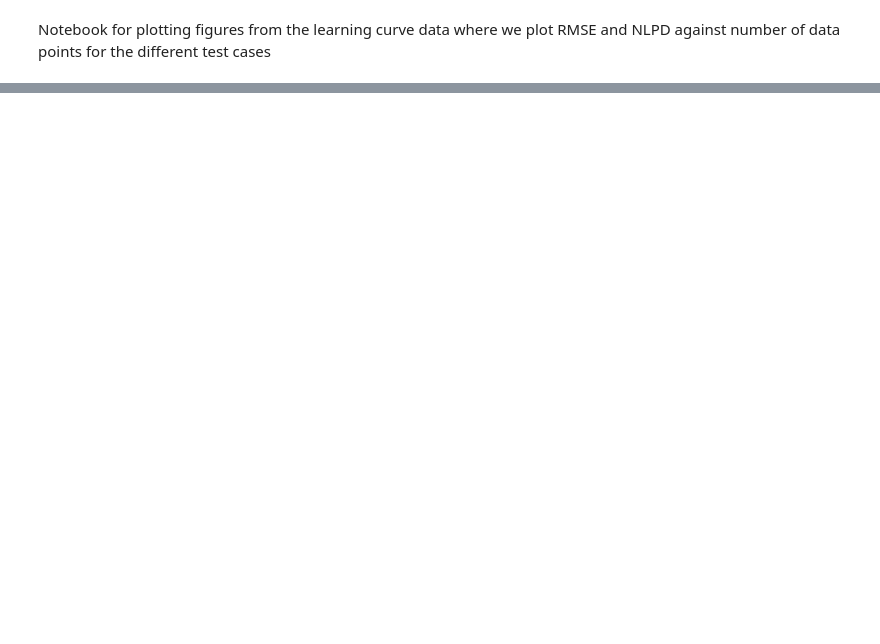
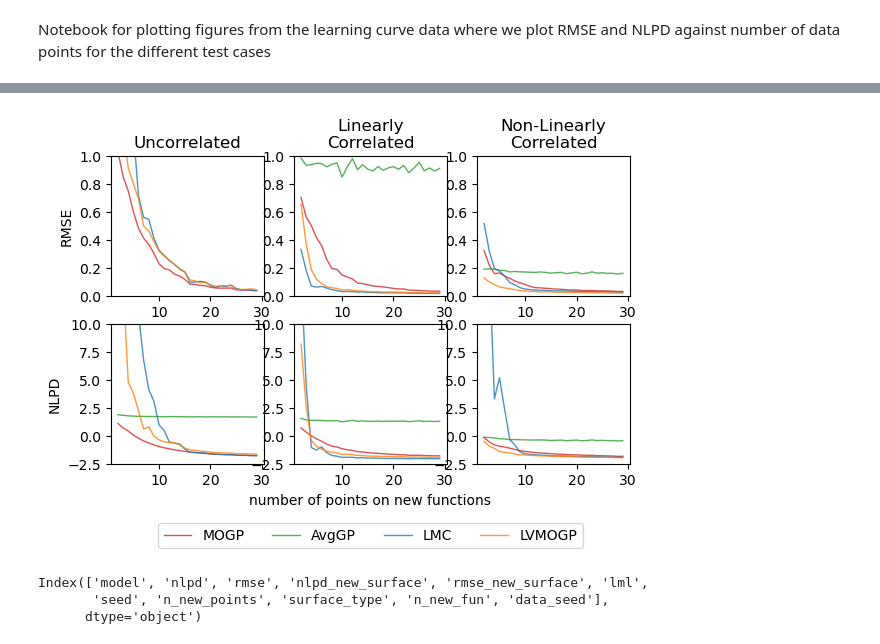
Before and after one commit to RSedgwick/TLGPs, a Jupyter notebook: model_learning_curves/model_comparisons.ipynb, the cells around one changed output, grey strips where cells are left out. Cells and saved outputs as stored; diff of their text form; code cells hidden in the pictures; blank space fills up the shorter version.

```diff
--- a/model_learning_curves/model_comparisons.ipynb
+++ b/model_learning_curves/model_comparisons.ipynb
@@ -83,0 +25,10 @@ axs[1, 1].legend( bbox_to_anchor=(0.5, -0.65), loc='lower center', ncol=4)
+# %%
+plot_learning_curve_results(results_df, [1,2, 3], mean=True)
+# %% [output]
+[figure, added]
+# %%
+print(results_df.columns)
+# %% [output]
+Index(['model', 'nlpd', 'rmse', 'nlpd_new_surface', 'rmse_new_surface', 'lml',
+       'seed', 'n_new_points', 'surface_type', 'n_new_fun', 'data_seed'],
+      dtype='object')
```
Also changed, not shown: parts of 6 cells of this notebook, 3 other files.
